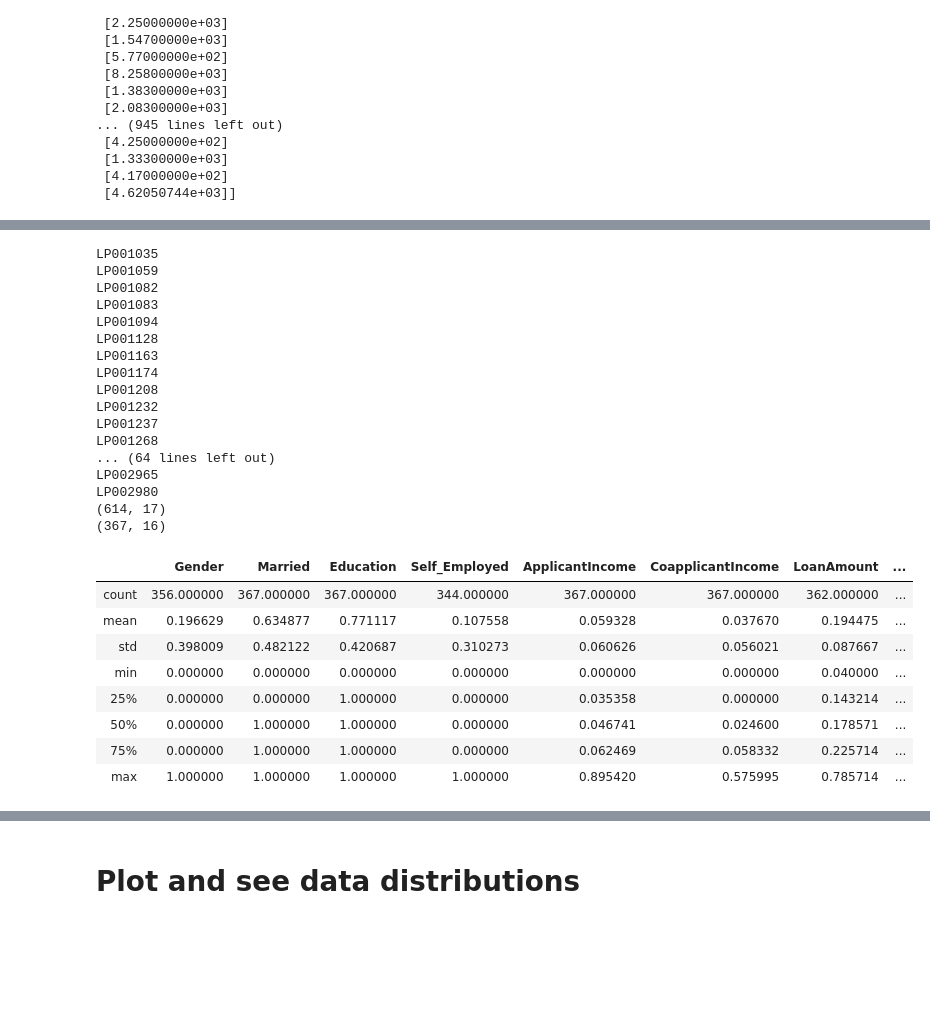
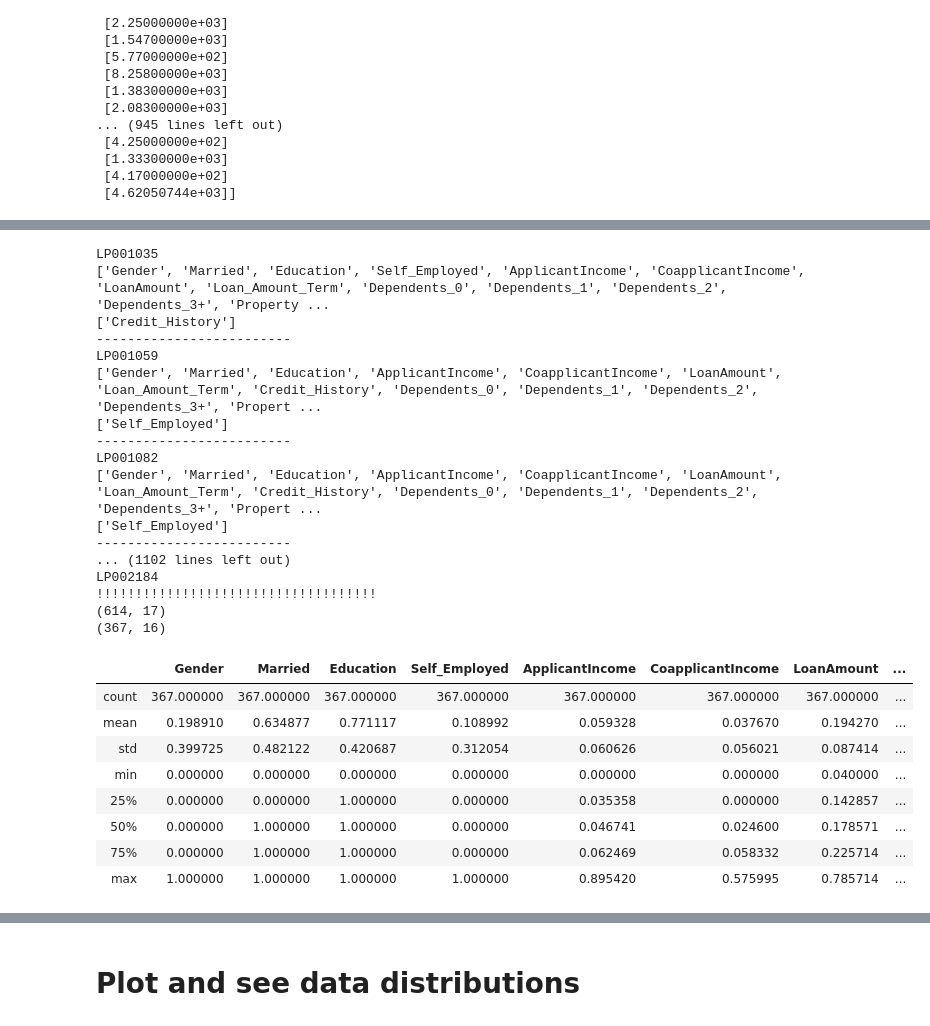
Before and after one commit to Kamin-At/Loan_prediction, a Jupyter notebook: Data_cleaning.ipynb, the cells around one changed output, grey strips where cells are left out. Cells and saved outputs as stored; diff of their text form; code cells hidden in the pictures; blank space fills up the shorter version.

Commit message:
Add distance-based filling after normailizing
Not working at all

```diff
--- a/Data_cleaning.ipynb
+++ b/Data_cleaning.ipynb
@@ -159,59 +161,89 @@ Data.loc[Key_test]
 # %%
 #Convert binary classes to 1 and 0
-Data = Data.replace({'Male': 0, 'Female': 1, 'Yes': 1, 'No': 0, 'Graduate': 1, 'Not Graduate': 0})
+#Data = Data.replace({'Male': 0, 'Female': 1, 'Yes': 1, 'No': 0, 'Graduate': 1, 'Not Graduate': 0})
 #Data.describe(include = 'all')
+
+Distance = 'cosine'
 
 #Encode non binary classes to one hot encoding
 Data = pd.get_dummies(Data,prefix=["Dependents", 'Property_Area'],dummy_na = True)
 Data[['Dependents_0','Dependents_1','Dependents_2','Dependents_3+', 'Dependents_nan']] = \
 Data[['Dependents_0','Dependents_1','Dependents_2','Dependents_3+', 'Dependents_nan']].apply(clear_nan_dependents, axis=1)
+Data = Data.drop(['Dependents_nan', 'Property_Area_nan'], axis=1)
+Data_non_nan = Data.dropna()
 
 #fill each NaN by the clostest distance
 for i in Key_test_non_full:
     print(i)
     tmp_non_nan = []
     tmp_nan = []
     for j in Data:
         if np.isnan(Data.loc[i][j]):
             tmp_nan.append(j)
         else:
             tmp_non_nan.append(j)
-    the_most_similar_index = np.argmin(pairwise_distances(Data[tmp_non_nan].dropna(),Y=np.reshape(Data.loc[i][tmp_non_nan].values, (1,-1)), metric='l2'))
+    print(tmp_non_nan)
+    print(tmp_nan)
+    print('-------------------------')
+    Name = Data.loc[i][tmp_non_nan].name
+    the_most_similar_index = np.argmin(pairwise_distances(Data_non_nan[tmp_non_nan],\
+                                                          Y=np.reshape(Data.loc[i][tmp_non_nan].values, (1,-1)), metric=Distance))
+    Name = Data_non_nan[tmp_non_nan].iloc[the_most_similar_index].name
     for j in tmp_nan:
-        Data.at[i, j] = Data.loc[Data[tmp_non_nan].dropna().iloc[the_most_similar_index].name][j]
-Data = Data.drop(['Dependents_nan', 'Property_Area_nan'], axis=1)
+        Data.at[i, j] = Data.loc[Name][j]
+
+for i in Key_train_non_full:
+    print(i)
+    tmp_non_nan = []
+    tmp_nan = []
+    for j in Data:
+        if np.isnan(Data.loc[i][j]):
+            tmp_nan.append(j)
+        else:
+            tmp_non_nan.append(j)
+    print(tmp_non_nan)
+    print(tmp_nan)
+    print('-------------------------')
+    Name = Data.loc[i][tmp_non_nan].name
+    the_most_similar_index = np.argmin(pairwise_distances(Data_non_nan[tmp_non_nan],\
+                                                          Y=np.reshape(Data.loc[i][tmp_non_nan].values, (1,-1)), metric=Distance))
+    Name = Data_non_nan[tmp_non_nan].iloc[the_most_similar_index].name
+    print(Name)
+    for j in tmp_nan:
+        Data.at[i, j] = Data.loc[Name][j]
+    print('!!!!!!!!!!!!!!!!!!!!!!!!!!!!!!!!!!!!')
 
 #Divide training and test set
 Train = Data.loc[Key_train]
 Train = pd.merge(Train, Label, on='Loan_ID')#merge the labels back
 Test = Data.loc[Key_test]
 print(Train.shape)
 print(Test.shape)
 Test.describe()
 # %% [output]
 LP001035
+['Gender', 'Married', 'Education', 'Self_Employed', 'ApplicantIncome', 'CoapplicantIncome', 'LoanAmount', 'Loan_Amount_Term', 'Dependents_0', 'Dependents_1', 'Dependents_2', 'Dependents_3+', 'Property ...
+['Credit_History']
+-------------------------
 LP001059
+['Gender', 'Married', 'Education', 'ApplicantIncome', 'CoapplicantIncome', 'LoanAmount', 'Loan_Amount_Term', 'Credit_History', 'Dependents_0', 'Dependents_1', 'Dependents_2', 'Dependents_3+', 'Propert ...
+['Self_Employed']
+-------------------------
 LP001082
-LP001083
-LP001094
-LP001128
-LP001163
-LP001174
-LP001208
-LP001232
-LP001237
-LP001268
-... (64 lines left out)
-LP002965
-LP002980
+['Gender', 'Married', 'Education', 'ApplicantIncome', 'CoapplicantIncome', 'LoanAmount', 'Loan_Amount_Term', 'Credit_History', 'Dependents_0', 'Dependents_1', 'Dependents_2', 'Dependents_3+', 'Propert ...
+['Self_Employed']
+-------------------------
+... (1102 lines left out)
+LP002184
+!!!!!!!!!!!!!!!!!!!!!!!!!!!!!!!!!!!!
 (614, 17)
 (367, 16)
 |  | Gender | Married | Education | Self_Employed | ApplicantIncome | CoapplicantIncome | LoanAmount | ... |
-| count | 356.000000 | 367.000000 | 367.000000 | 344.000000 | 367.000000 | 367.000000 | 362.000000 | ... |
-| mean | 0.196629 | 0.634877 | 0.771117 | 0.107558 | 0.059328 | 0.037670 | 0.194475 | ... |
-| std | 0.398009 | 0.482122 | 0.420687 | 0.310273 | 0.060626 | 0.056021 | 0.087667 | ... |
+| count | 367.000000 | 367.000000 | 367.000000 | 367.000000 | 367.000000 | 367.000000 | 367.000000 | ... |
+| mean | 0.198910 | 0.634877 | 0.771117 | 0.108992 | 0.059328 | 0.037670 | 0.194270 | ... |
+| std | 0.399725 | 0.482122 | 0.420687 | 0.312054 | 0.060626 | 0.056021 | 0.087414 | ... |
 | min | 0.000000 | 0.000000 | 0.000000 | 0.000000 | 0.000000 | 0.000000 | 0.040000 | ... |
-| 25% | 0.000000 | 0.000000 | 1.000000 | 0.000000 | 0.035358 | 0.000000 | 0.143214 | ... |
+| 25% | 0.000000 | 0.000000 | 1.000000 | 0.000000 | 0.035358 | 0.000000 | 0.142857 | ... |
 | 50% | 0.000000 | 1.000000 | 1.000000 | 0.000000 | 0.046741 | 0.024600 | 0.178571 | ... |
 | 75% | 0.000000 | 1.000000 | 1.000000 | 0.000000 | 0.062469 | 0.058332 | 0.225714 | ... |
 | max | 1.000000 | 1.000000 | 1.000000 | 1.000000 | 0.895420 | 0.575995 | 0.785714 | ... |
```
Also changed, not shown: parts of 4 cells of this notebook, 3 other files.
